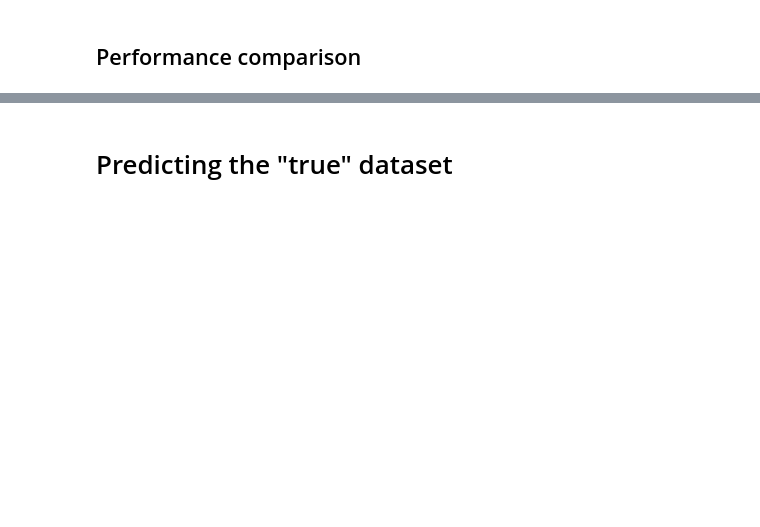
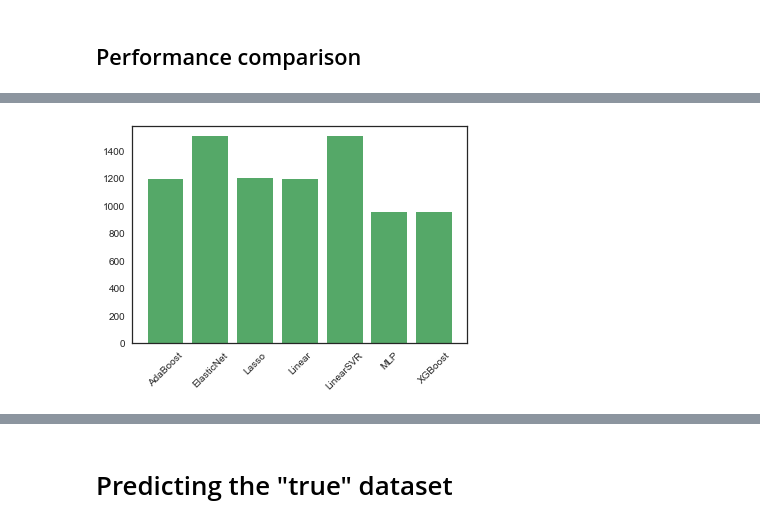
Before and after one commit to manuelfreude/sales-forecast-retail, a Jupyter notebook: Rossmann sales prediction.ipynb, the cells around one changed output, grey strips where cells are left out. Drawn from its saved outputs; the diff is of its cells as text; code cells hidden in the pictures; blank space fills up the shorter version.

```diff
--- a/Rossmann sales prediction.ipynb
+++ b/Rossmann sales prediction.ipynb
@@ -1120,0 +1162,5 @@ scores.append({'Regressor':'Name', 'MSE': value, 'RMSPE': value}, ignore_index=T
+# %%
+pyplot.bar(scores['Regressor'], scores['RMSPE'], color='C7')
+pyplot.xticks(rotation=45);
+# %% [output]
+[figure, added]
```
Also changed, not shown: parts of 19 cells of this notebook.
